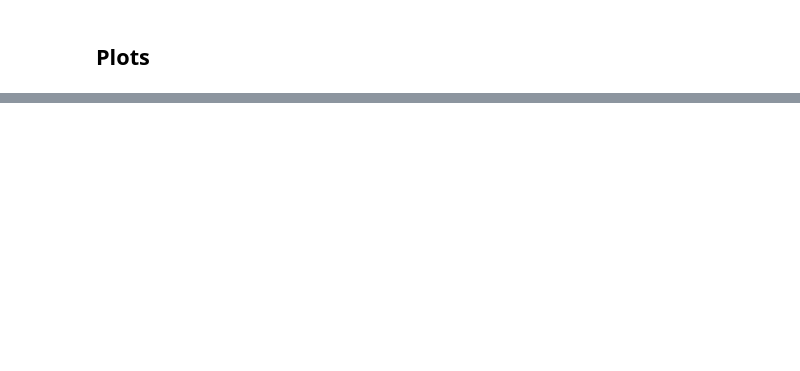
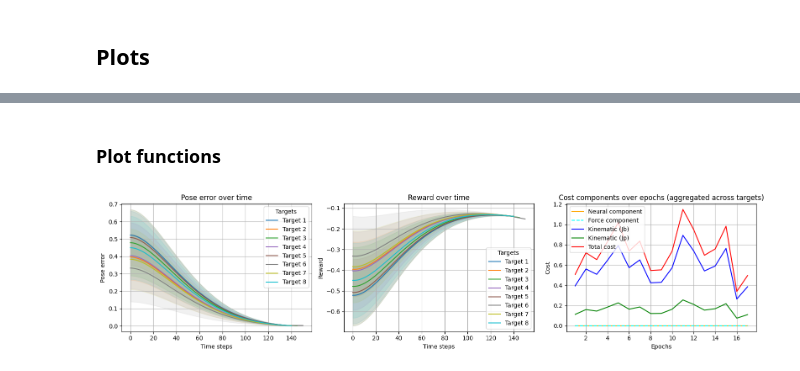
Before and after one commit to MetthewB/NX-492, a Jupyter notebook: script/myoelbow.ipynb, the cells around one changed output, grey strips where cells are left out. Saved outputs shown, nothing was run; the diff lists cells and outputs as text; code cells hidden in the pictures; blank space fills up the shorter version.

```diff
--- a/script/myoelbow.ipynb
+++ b/script/myoelbow.ipynb
@@ -496,8 +452,14 @@ controller = NeuralLimbController(n_inputs=n_inputs, n_outputs=n_muscles)
 optimizer = torch.optim.Adam(controller.parameters(), lr=0.001)
 scheduler = torch.optim.lr_scheduler.StepLR(optimizer, step_size=50, gamma=0.5)
 # %%
+# Arm segment lengths and shoulder position
+upper_arm, forearm = 0.1375, 0.1125
+shoulder_pos = (0.0, -0.125)
+
+initial_qpos, fixed_target_qpos = compute_qpos(upper_arm, forearm, shoulder_pos)
+
 # Training loop
-num_epochs = 1000
+num_epochs = 100
 
 # Initialize dictionaries to store results by target
 target_results = {i: {"pose_errors": [], "rewards": [], "costs": {"neural": [], "force": [], "kinematic": [], "J_b": [], "J_p": [], "total": []}} for i in range(len(fixed_target_qpos))}
@@ -540,8 +502,8 @@ for epoch in range(num_epochs):
         L_m, dLm_dt = L_m.detach(), dLm_dt.detach()
 
         # Compute muscle forces (F_m) using FL and FV properties
-        FL = force_length(L_m, L_opt=L_OPT, width_factor=0.4)
-        FV = force_velocity(dLm_dt.squeeze(), V_max=V_MAX, A_hill=A_HILL, B_hill=B_HILL, F_max_ecc=F_MAX_ECC, K_ecc=K_ECC)
+        FL = ForceLength.compute(L_m)
+        FV = ForceVelocity.compute(dLm_dt.squeeze())
         F_m = muscle_activations * FL * FV
 
         # Compute feedback input (u_fb)
@@ -588,7 +550,7 @@ for epoch in range(num_epochs):
         target_results[target_idx]["costs"][key].append(avg_costs[key])
 
     # Print progress every epoch
-    if (epoch + 1) % 100 == 0:
+    if (epoch + 1) % 10 == 0:
         print(f"Epoch {epoch + 1}/{num_epochs}")
 
 print("\nTraining complete!")
@@ -676,0 +572,2 @@ plt.show()
+# %% [markdown]
+### Plot functions
@@ -676,0 +654,10 @@ plt.show()
+# %%
+fig, axes = plt.subplots(1, 3, figsize=(16, 4))  # Create one row with three plots
+
+plot_pose_error(axes[0], target_results)
+plot_reward(axes[1], target_results)
+plot_costs(axes[2], target_results)
+plt.tight_layout()
+plt.show()
+# %% [output]
+[figure, added]
```
Also changed, not shown: parts of 14 cells of this notebook, 1 other file.
